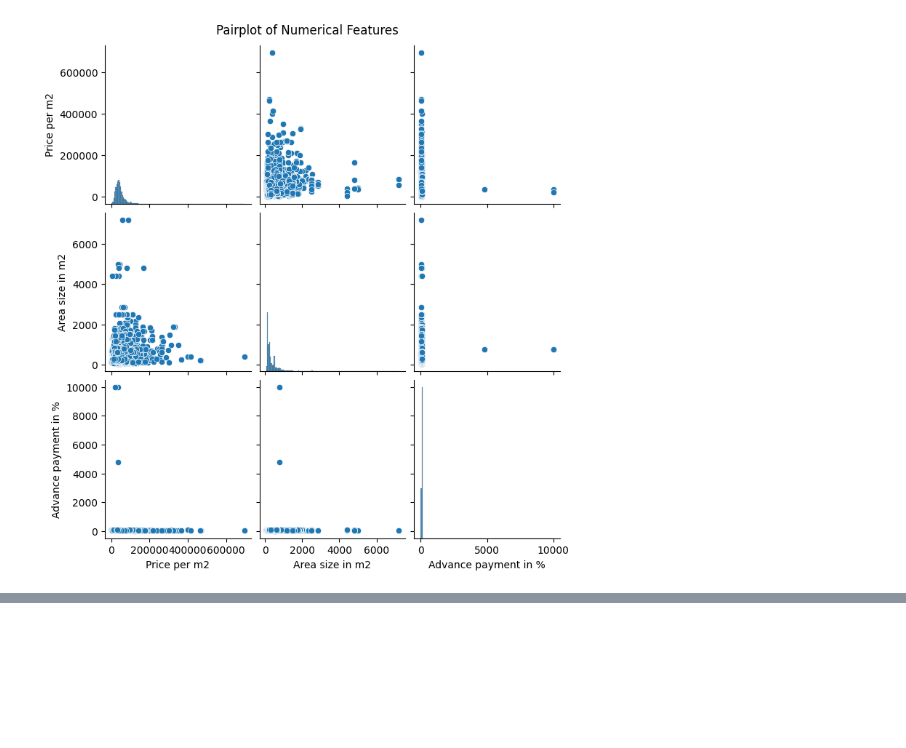
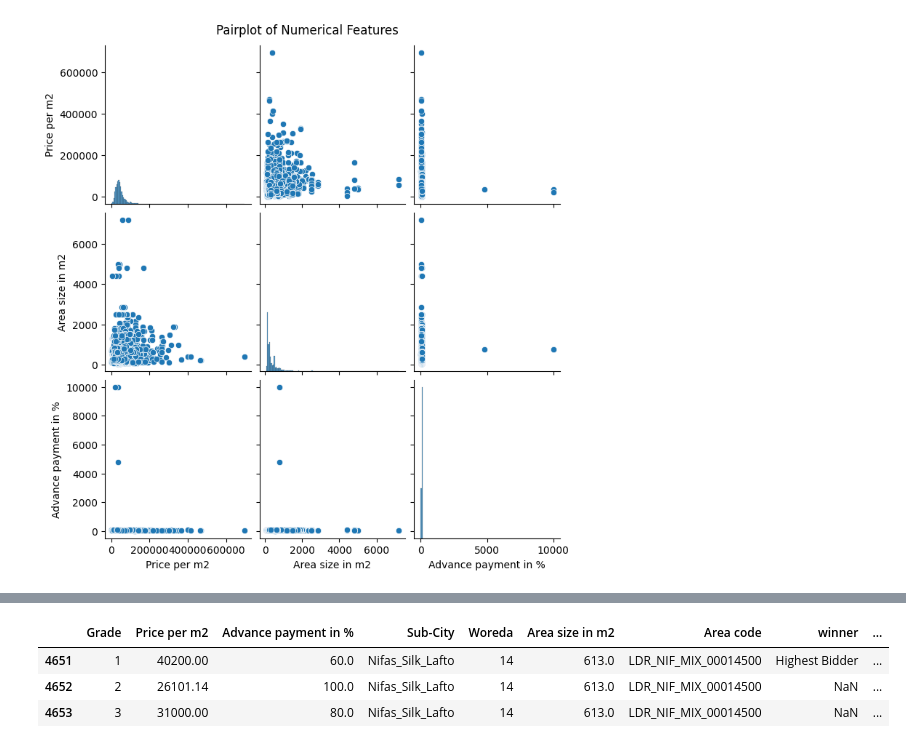
Before and after one commit to Solhemi/Land_auction_price_prediction_model_in_Addis, a Jupyter notebook: land_auction_price_prediction_model.ipynb, the cells around one changed output, grey strips where cells are left out. Cells and saved outputs as stored; diff of their text form; code cells hidden in the pictures; blank space fills up the shorter version.

```diff
--- a/land_auction_price_prediction_model.ipynb
+++ b/land_auction_price_prediction_model.ipynb
@@ -298,0 +349,7 @@ array([4., 6.])
+# %%
+auction_df.tail(3)
+# %% [output]
+|  | Grade | Price per m2 | Advance payment in % | Sub-City | Woreda | Area size in m2 | Area code | winner | ... |
+| 4651 | 1 | 40200.00 | 60.0 | Nifas_Silk_Lafto | 14 | 613.0 | LDR_NIF_MIX_00014500 | Highest Bidder | ... |
+| 4652 | 2 | 26101.14 | 100.0 | Nifas_Silk_Lafto | 14 | 613.0 | LDR_NIF_MIX_00014500 | NaN | ... |
+| 4653 | 3 | 31000.00 | 80.0 | Nifas_Silk_Lafto | 14 | 613.0 | LDR_NIF_MIX_00014500 | NaN | ... |
```
Also changed, not shown: parts of 17 cells of this notebook.
